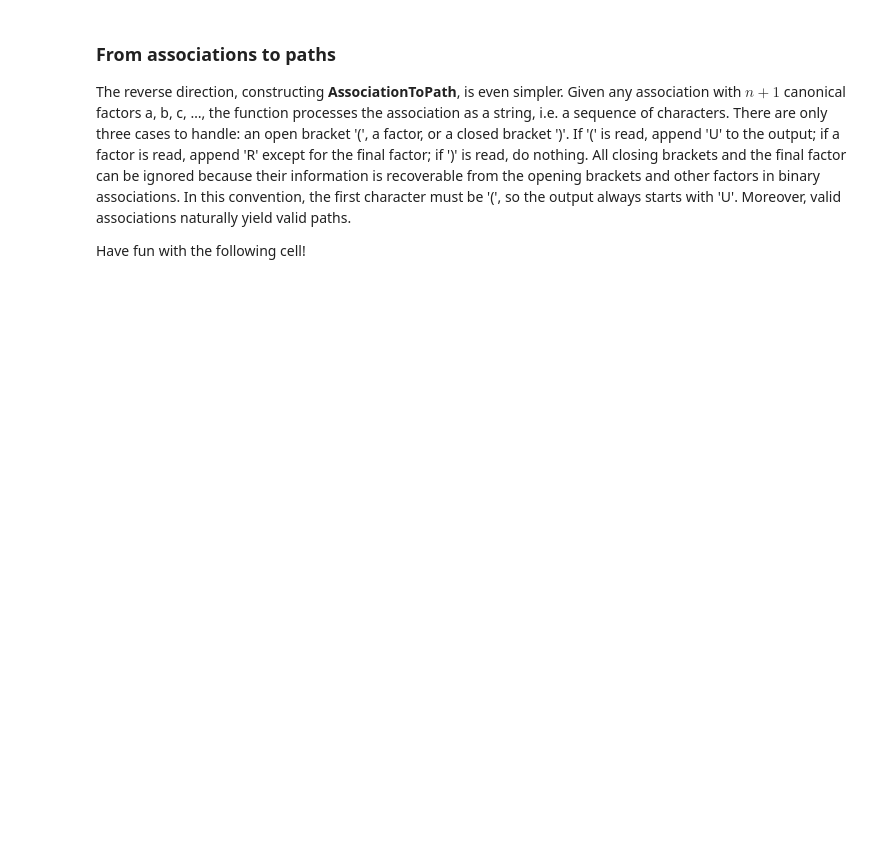
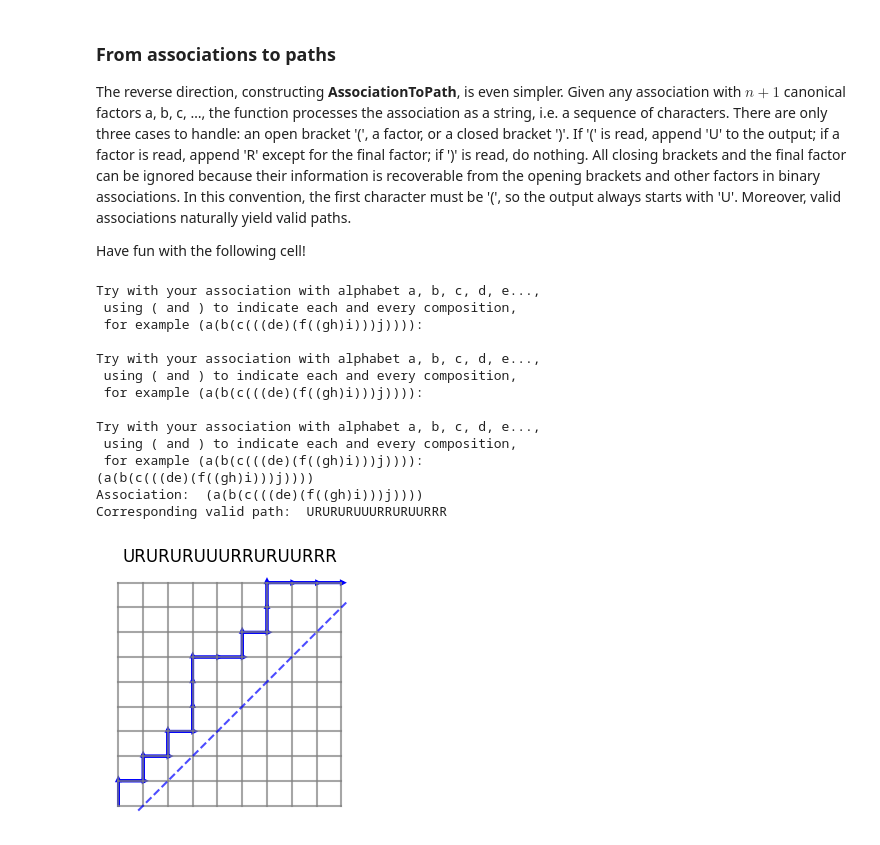
Before and after one commit to EssenceBL/HPMparticipation, a Jupyter notebook: The_Ming_Catalan_Numbers.ipynb, the cells around one changed output. Drawn from its saved outputs; the diff is of its cells as text; code cells hidden in the pictures; blank space fills up the shorter version.

```diff
--- a/The_Ming_Catalan_Numbers.ipynb
+++ b/The_Ming_Catalan_Numbers.ipynb
@@ -319,34 +325,50 @@ def AssociationToPath(parathesis):
     elif char == variables[0]:
       countR += 1
       if countR > countU:
         countR = countU
         break
       path = path + 'R'
       variables = variables.replace(char, '')
     elif char == ')':
       countClose += 1
     else:
       print("Your input is not valid, please do it again")
       break
   if countU == countR:
     return path
   else:
     return
 
 # @title Try with your own assoication, only valid ones would run through
 while True:
   # Print the input first
-  testassociation = input("Try with your assoication with alphabet a, b, c, d, e..., \n using ( and ) to indicate each and every composition, \n for example (a(b(c(((de)(f((gh)i)))j)))): \n")
+  testassociation = input("Try with your association with alphabet a, b, c, d, e..., \n using ( and ) to indicate each and every composition, \n for example (a(b(c(((de)(f((gh)i)))j)))): \n")
   # Try to convert with error handling
   try:
     path = AssociationToPath(testassociation)
     if path:
       print('Association: ', testassociation)
       print('Corresponding valid path: ', path)
       draw_valid(len(path)//2, path)
       break  # Exit the loop when we get a valid output
   except:
     print("Please check your input; something is not working.")
+# %% [output]
+Try with your association with alphabet a, b, c, d, e...,
+ using ( and ) to indicate each and every composition,
+ for example (a(b(c(((de)(f((gh)i)))j)))):
+
+Try with your association with alphabet a, b, c, d, e...,
+ using ( and ) to indicate each and every composition,
+ for example (a(b(c(((de)(f((gh)i)))j)))):
+
+Try with your association with alphabet a, b, c, d, e...,
+ using ( and ) to indicate each and every composition,
+ for example (a(b(c(((de)(f((gh)i)))j)))):
+(a(b(c(((de)(f((gh)i)))j))))
+Association:  (a(b(c(((de)(f((gh)i)))j))))
+Corresponding valid path:  URURURUUURRURUURRR
+[figure, added]
 # %% [markdown]
 ### Counting the Ming-Catalan numbers
 
```
Also changed, not shown: parts of 6 cells of this notebook.
